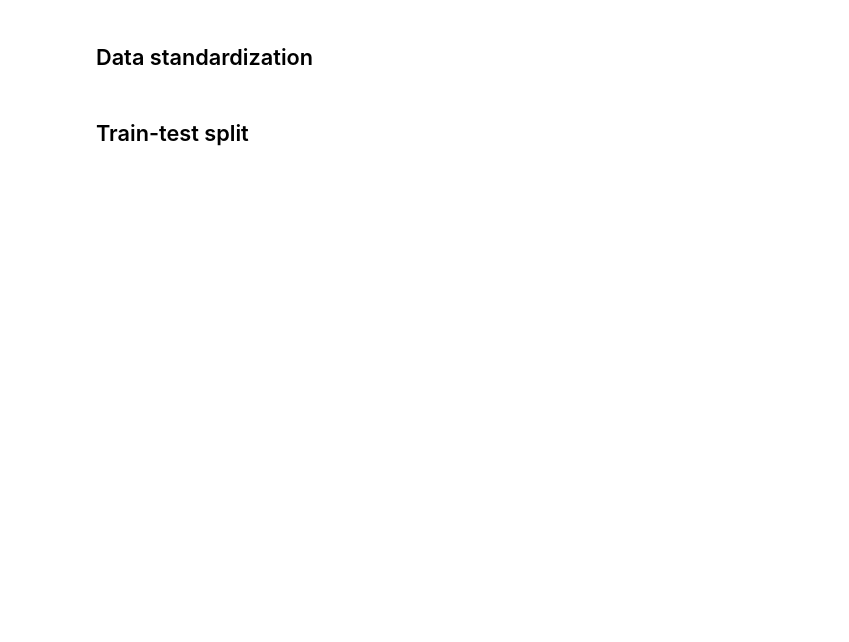
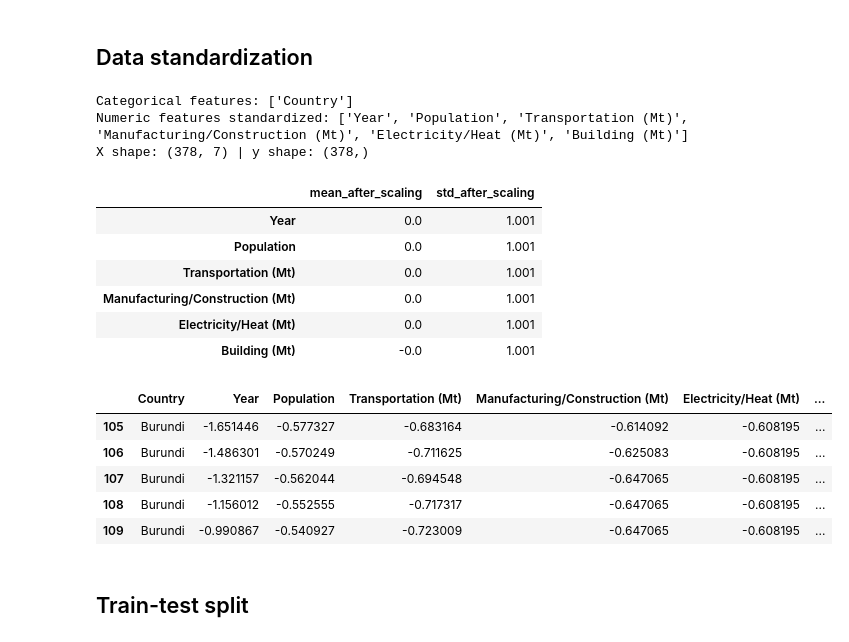
Before and after one commit to hd77alu/linear_regression_model, a Jupyter notebook: summative/linear_regression/multivariate.ipynb, the cells around one changed output. Drawn from its saved outputs; the diff is of its cells as text; code cells hidden in the pictures; blank space fills up the shorter version.

```diff
--- a/summative/linear_regression/multivariate.ipynb
+++ b/summative/linear_regression/multivariate.ipynb
@@ -227,4 +372,49 @@ plt.show()
 # %% [markdown]
 ## Data standardization
+# %%
+# Data standardization
+# Prepare features (X) and target (y)
+X = model_df.drop(columns=[target_col]).copy()
+y = model_df[target_col].copy()
+
+# Identify column types
+categorical_features = [c for c in ['Country'] if c in X.columns]
+numeric_features = [c for c in X.columns if c not in categorical_features]
+
+# Standardize only numeric features
+scaler = StandardScaler()
+X_scaled = X.copy()
+X_scaled[numeric_features] = scaler.fit_transform(X[numeric_features])
+
+print('Categorical features:', categorical_features)
+print('Numeric features standardized:', numeric_features)
+print('X shape:', X.shape, '| y shape:', y.shape)
+
+# Quick validation of standardization (mean ~0, std ~1)
+summary = pd.DataFrame({
+    'mean_after_scaling': X_scaled[numeric_features].mean().round(3),
+    'std_after_scaling': X_scaled[numeric_features].std().round(3)
+})
+display(summary)
+
+# Preview standardized feature matrix
+X_scaled.head()
+# %% [output]
+Categorical features: ['Country']
+Numeric features standardized: ['Year', 'Population', 'Transportation (Mt)', 'Manufacturing/Construction (Mt)', 'Electricity/Heat (Mt)', 'Building (Mt)']
+X shape: (378, 7) | y shape: (378,)
+|  | mean_after_scaling | std_after_scaling |
+| Year | 0.0 | 1.001 |
+| Population | 0.0 | 1.001 |
+| Transportation (Mt) | 0.0 | 1.001 |
+| Manufacturing/Construction (Mt) | 0.0 | 1.001 |
+| Electricity/Heat (Mt) | 0.0 | 1.001 |
+| Building (Mt) | -0.0 | 1.001 |
+|  | Country | Year | Population | Transportation (Mt) | Manufacturing/Construction (Mt) | Electricity/Heat (Mt) | ... |
+| 105 | Burundi | -1.651446 | -0.577327 | -0.683164 | -0.614092 | -0.608195 | ... |
+| 106 | Burundi | -1.486301 | -0.570249 | -0.711625 | -0.625083 | -0.608195 | ... |
+| 107 | Burundi | -1.321157 | -0.562044 | -0.694548 | -0.647065 | -0.608195 | ... |
+| 108 | Burundi | -1.156012 | -0.552555 | -0.717317 | -0.647065 | -0.608195 | ... |
+| 109 | Burundi | -0.990867 | -0.540927 | -0.723009 | -0.647065 | -0.608195 | ... |
 # %% [markdown]
 ## Train-test split
```
Also changed, not shown: parts of 15 cells of this notebook, 2 other files.
